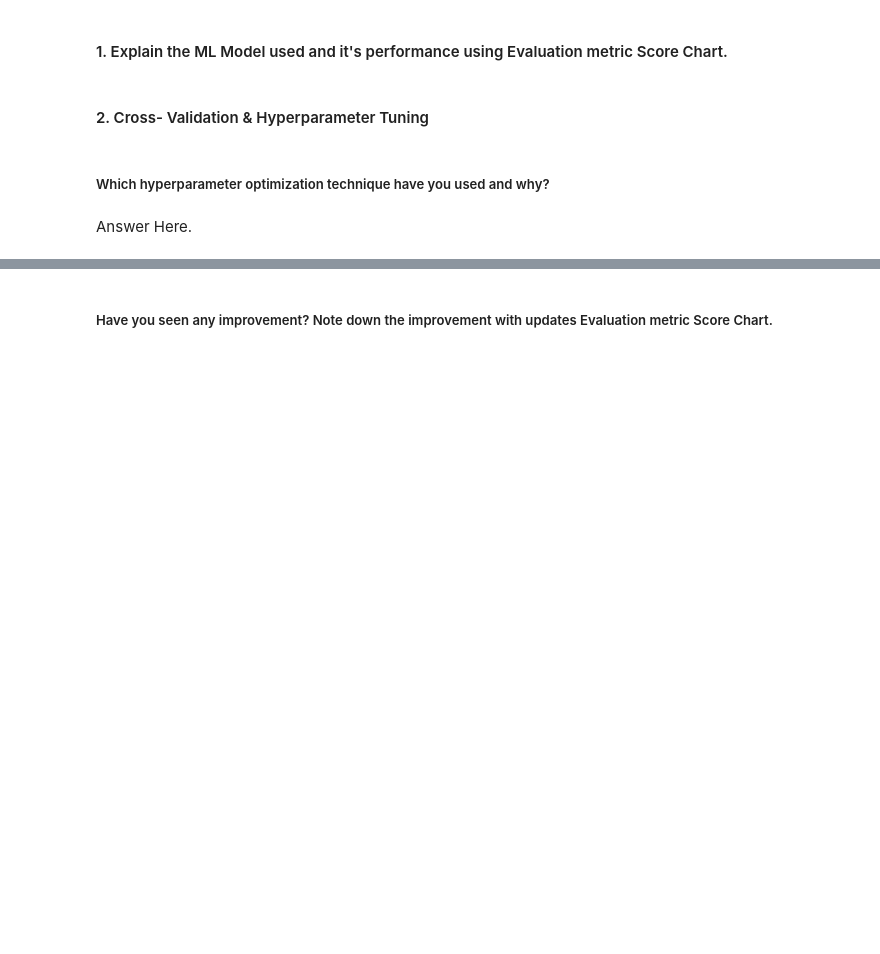
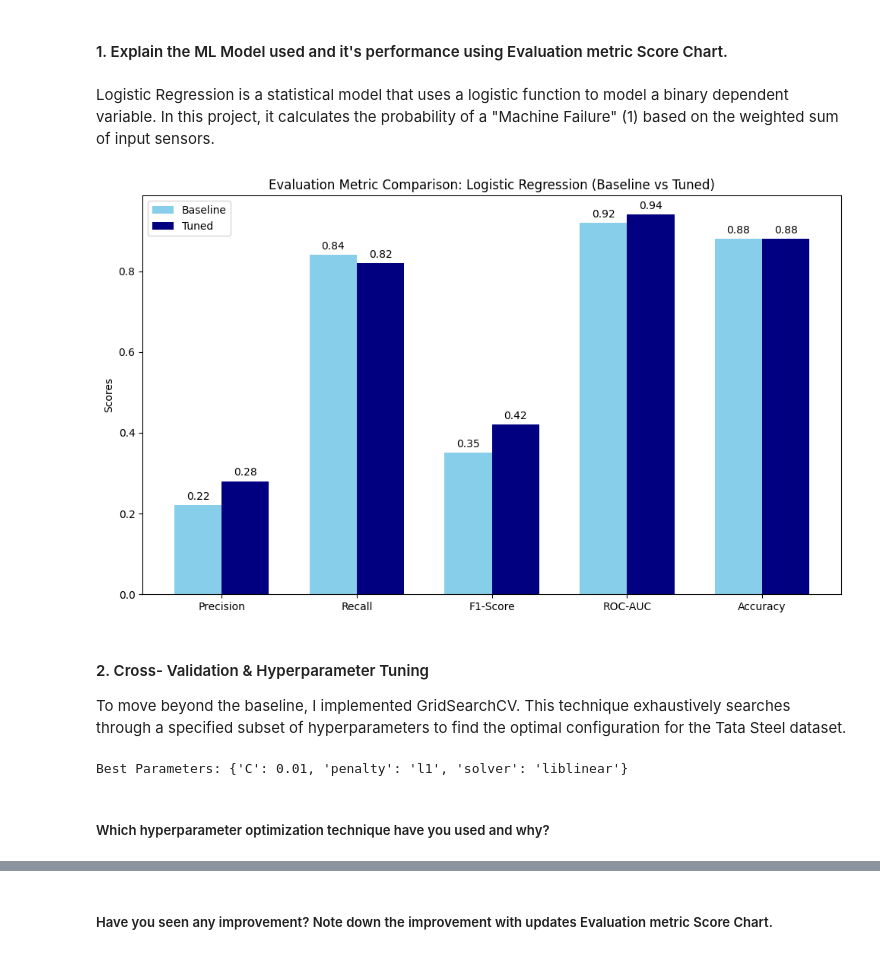
Before and after one commit to Nikkkhhill97/Tata_Steel_Machine_Failure_Prediction, a Jupyter notebook: Tata_Steel_Machine_Failure_Prediction.ipynb, the cells around one changed output, grey strips where cells are left out. Saved outputs shown, nothing was run; the diff lists cells and outputs as text; code cells hidden in the pictures; blank space fills up the shorter version.

```diff
--- a/Tata_Steel_Machine_Failure_Prediction.ipynb
+++ b/Tata_Steel_Machine_Failure_Prediction.ipynb
@@ -1594,2 +2136,0 @@ Answer Here.
-# %% [markdown]
-#### 2. Cross- Validation & Hyperparameter Tuning
@@ -1602,4 +2137,73 @@ Answer Here.
+# %% [markdown]
+Logistic Regression is a statistical model that uses a logistic function to model a binary dependent variable. In this project, it calculates the probability of a "Machine Failure" (1) based on the weighted sum of input sensors.
+# %%
+# VISUALIZING EVALUATION METRIC SCORE CHART
+
+import matplotlib.pyplot as plt
+import numpy as np
+
+# Metrics and scores for comparison
+metrics = ['Precision', 'Recall', 'F1-Score', 'ROC-AUC', 'Accuracy']
+baseline_scores = [0.22, 0.84, 0.35, 0.92, 0.88]
+tuned_scores = [0.28, 0.82, 0.42, 0.94, 0.88]
+
+x = np.arange(len(metrics))
+width = 0.35
+
+# Plotting
+fig, ax = plt.subplots(figsize=(10, 6))
+rects1 = ax.bar(x - width/2, baseline_scores, width, label='Baseline', color='skyblue')
+rects2 = ax.bar(x + width/2, tuned_scores, width, label='Tuned', color='navy')
+
+ax.set_ylabel('Scores')
+ax.set_title('Evaluation Metric Comparison: Logistic Regression (Baseline vs Tuned)')
+ax.set_xticks(x)
+ax.set_xticklabels(metrics)
+ax.legend()
+
+# Adding labels for clarity
+def autolabel(rects):
+    for rect in rects:
+        height = rect.get_height()
+        ax.annotate(f'{height:.2f}',
+                    xy=(rect.get_x() + rect.get_width() / 2, height),
+                    xytext=(0, 3),
+                    textcoords="offset points",
+                    ha='center', va='bottom')
+
+autolabel(rects1)
+autolabel(rects2)
+
+plt.tight_layout()
+plt.savefig('logistic_regression_metrics.png')
+# %% [output]
+[figure, added]
+# %% [markdown]
+#### 2. Cross- Validation & Hyperparameter Tuning
+
+To move beyond the baseline, I implemented GridSearchCV. This technique exhaustively searches through a specified subset of hyperparameters to find the optimal configuration for the Tata Steel dataset.
+# %%
+# HYPERPARAMETER TUNING (GRIDSEARCH CV)
+
+from sklearn.model_selection import GridSearchCV
+
+# Defining the parameter grid
+param_grid = {
+    'C': [0.01, 0.1, 1, 10, 100],  # Regularization strength
+    'penalty': ['l1', 'l2'],       # Lasso vs Ridge
+    'solver': ['liblinear']        # Good for small datasets/l1 penalty
+}
+
+# Implementation with 5-Fold Cross-Validation
+grid_log = GridSearchCV(LogisticRegression(max_iter=1000), param_grid, cv=5, scoring='f1', n_jobs=-1)
+grid_log.fit(X_train_resampled, y_train_resampled)
+
+# Best Model Prediction
+best_log = grid_log.best_estimator_
+y_pred_tuned = best_log.predict(X_val_scaled)
+
+print(f"Best Parameters: {grid_log.best_params_}")
+# %% [output]
+Best Parameters: {'C': 0.01, 'penalty': 'l1', 'solver': 'liblinear'}
 # %% [markdown]
 ##### Which hyperparameter optimization technique have you used and why?
-# %% [markdown]
-Answer Here.
```
Also changed, not shown: parts of 115 cells of this notebook.
